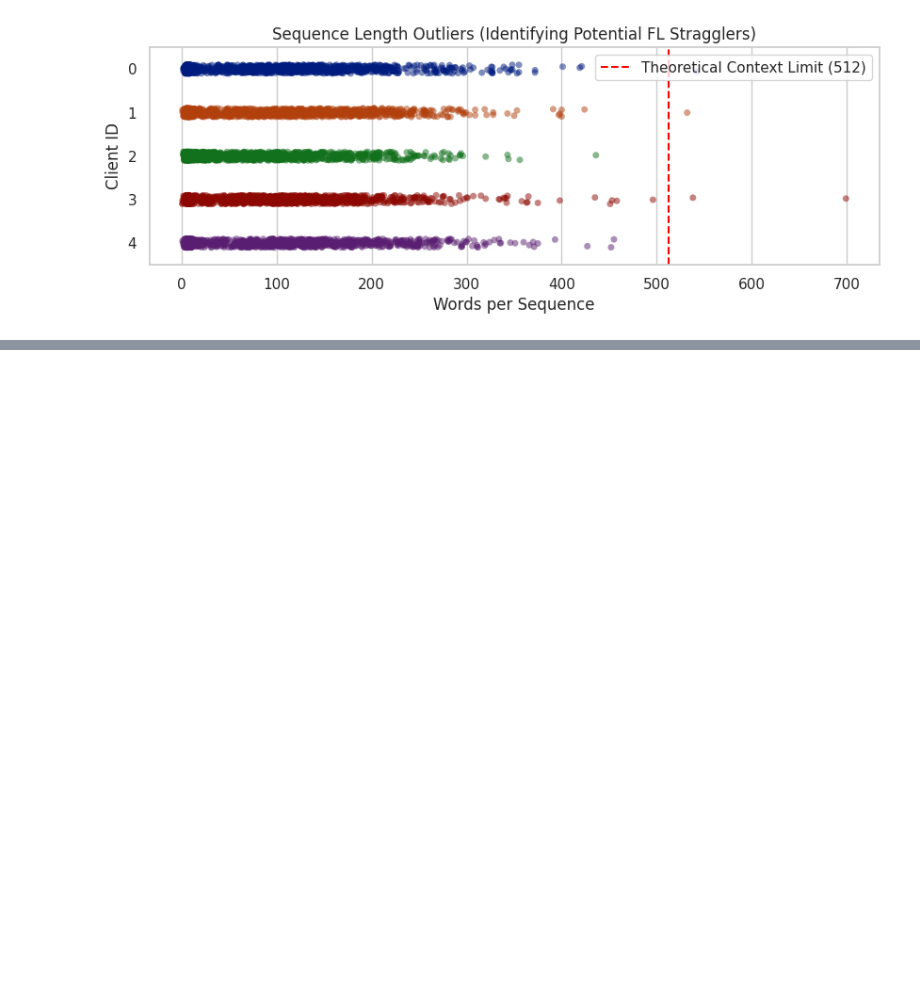
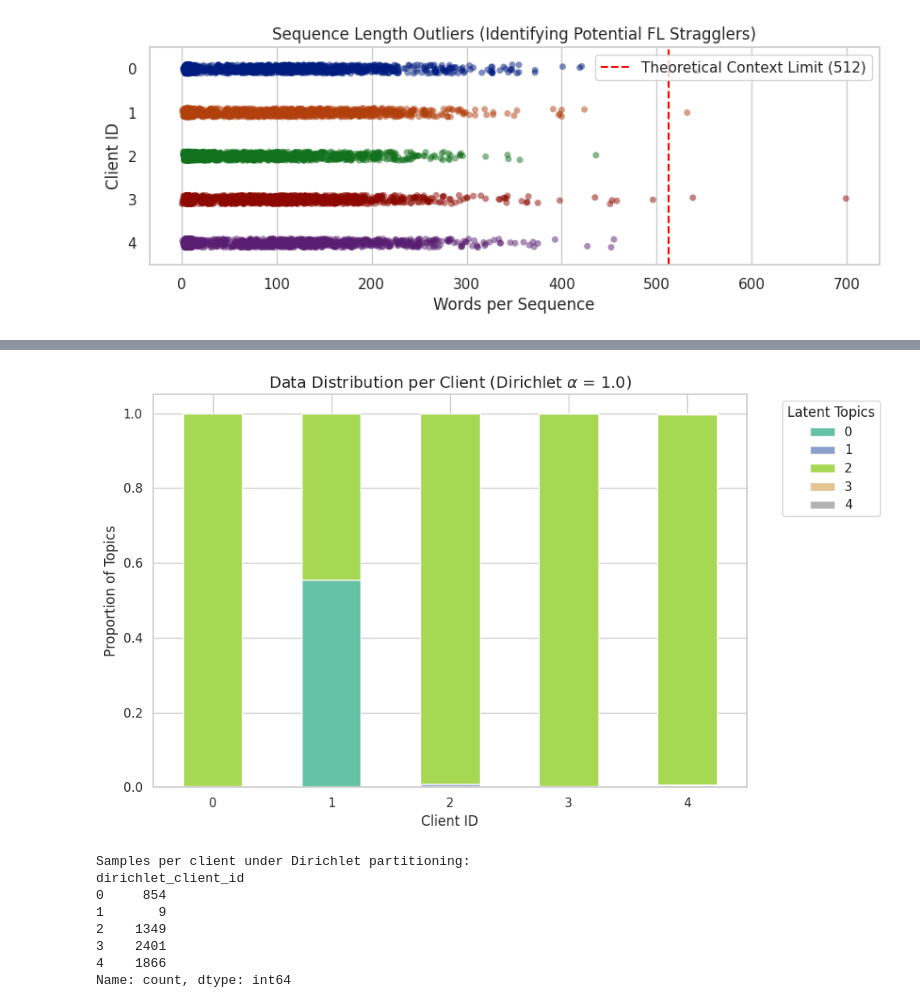
Before and after one commit to SabAneesah/Enhancing-Performance-with-Federated-SLMs, a Jupyter notebook: dataset/Dataset_Visualization.ipynb, the cells around one changed output, grey strips where cells are left out. Cells and saved outputs as stored; diff of their text form; code cells hidden in the pictures; blank space fills up the shorter version.

Commit message:
Visualizing the Dirichlet Skew

```diff
--- a/dataset/Dataset_Visualization.ipynb
+++ b/dataset/Dataset_Visualization.ipynb
@@ -206,0 +268,36 @@ Passing `palette` without assigning `hue` is deprecated and will be removed in v
+# %%
+# Create a cross-tabulation of clients vs. topics
+distribution_matrix = pd.crosstab(df['dirichlet_client_id'], df['topic_label'], normalize='index')
+
+# Plot the stacked bar chart
+ax = distribution_matrix.plot(
+    kind='bar',
+    stacked=True,
+    figsize=(10, 6),
+    colormap='Set2',
+    edgecolor='white'
+)
+
+plt.title(f'Data Distribution per Client (Dirichlet $\\alpha$ = {ALPHA})', fontsize=14)
+plt.xlabel('Client ID', fontsize=12)
+plt.ylabel('Proportion of Topics', fontsize=12)
+
+# Move legend outside the plot
+plt.legend(title='Latent Topics', bbox_to_anchor=(1.05, 1), loc='upper left')
+plt.xticks(rotation=0)
+plt.tight_layout()
+plt.show()
+
+# Verify data quantities
+print("Samples per client under Dirichlet partitioning:")
+print(df['dirichlet_client_id'].value_counts().sort_index())
+# %% [output]
+[figure, added]
+Samples per client under Dirichlet partitioning:
+dirichlet_client_id
+0     854
+1       9
+2    1349
+3    2401
+4    1866
+Name: count, dtype: int64
```
Also changed, not shown: parts of 2 cells of this notebook.
